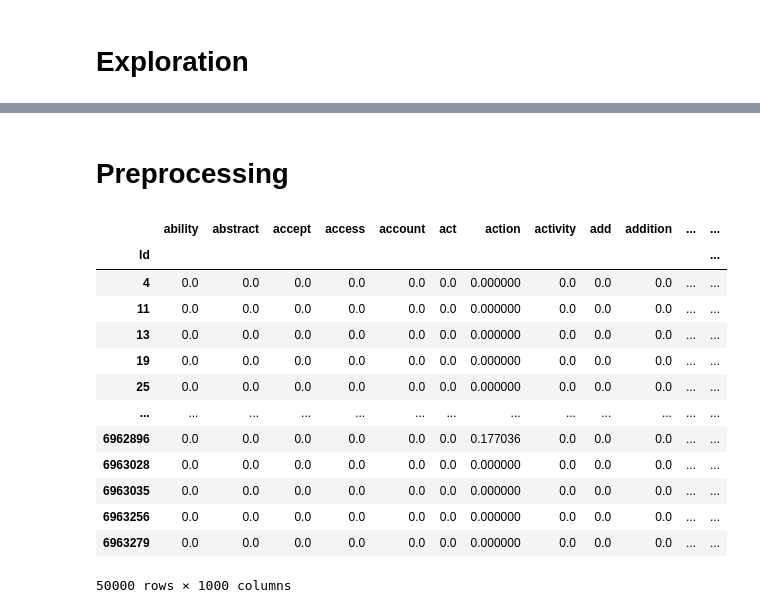
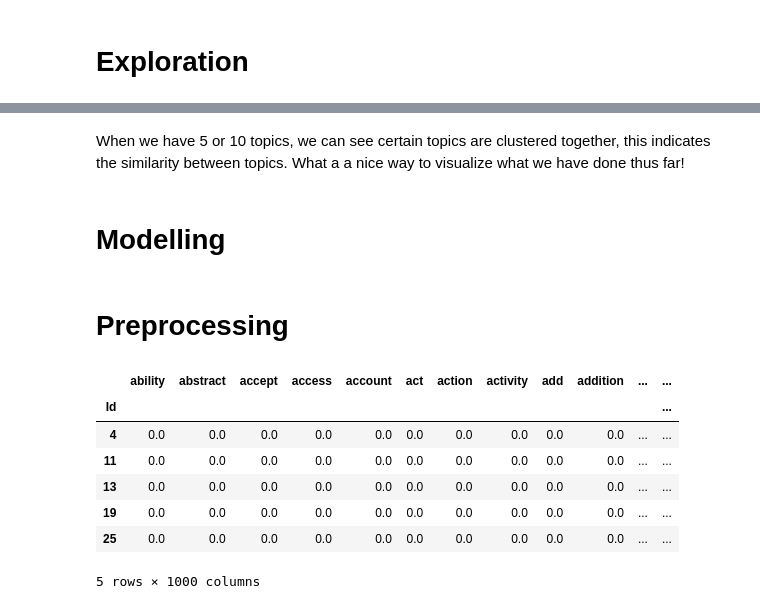
Before and after one commit to thibaudgrosjean/Stack-Overflow-questions, a Jupyter notebook: exploration.ipynb, the cells around one changed output, grey strips where cells are left out. Saved outputs shown, nothing was run; the diff lists cells and outputs as text; code cells hidden in the pictures.

```diff
--- a/exploration.ipynb
+++ b/exploration.ipynb
@@ -93,15 +102,27 @@ def extract_body(cell):
 # %%
-def extract_tags(cell):
+def extract_tags(text):
 
-    stripped = cell.strip('<').strip('>') # We remove the start and end '>' and '<'
-    terms = stripped.split('><') # We split the tags
-    result = ','.join(terms)
+    stripped = text.strip('<').strip('>') # We remove the start and end '>' and '<'
+    tokens = stripped.split('><') # We split the tags
+    tokens = [lemmatizer.lemmatize(token) for token in tokens] # We lemmatize the result
 
-    return result
+    return tokens
+# %%
+def extract_title(text):
+
+    text = text.lower()
+    tokens = word_tokenize(text)
+    tokens = list(set(tokens).difference(set(stopwords.words('english'))))
+    tags = nltk.pos_tag(tokens) # We generate the pos tags
+    tokens = [token for token,pos in tags if pos in ['NN','NNP','NNS','NNPS','VB']]# # We select the target pos tags
+    tokens = [lemmatizer.lemmatize(token) for token in tokens] # We lemmatize the result
+
+    return tokens
 # %% [markdown]
 * We apply the tranformers on the datasets columns:
 # %%
-df['Body_cleaned'] = df['Body'].apply(extract_body)
-df['Tags_cleaned'] = df['Tags'].apply(extract_tags)
+df['Body_tokens'] = df['Body'].apply(extract_body)
+df['Tags_tokens'] = df['Tags'].apply(extract_tags)
+df['Title_tokens'] = df['Title'].apply(extract_title)
 df.head()
 # %% [output]
@@ -125,7 +140,7 @@ def filter_body(cell):
 
     tokens = nltk.word_tokenize(cell) # We tokenize the words
     tags = nltk.pos_tag(tokens) # We generate the pos tags
-    words = [word for word,pos in tags if pos in ['NN','NNP','NNS','NNPS','VB']] # We select the target pos tags
+    words = [word for word,pos in tags if pos in ['NN','NNP','NNS','NNPS']]#,'VB' # We select the target pos tags
     result = ','.join(words)
 
     return result
@@ -172,24 +289,25 @@ plot_frequencies(df['Tags_cleaned'])
+# %% [markdown]
+When we have 5 or 10 topics, we can see certain topics are clustered together, this indicates the similarity between topics. What a a nice way to visualize what we have done thus far!
+# %% [markdown]
+# Modelling
 # %% [markdown]
 # Preprocessing
 # %%
 tfid_vectorizer = TfidfVectorizer(max_features=1000)
-pd.DataFrame(
-    data=tfid_vectorizer.fit_transform(df['Body_filtered']).toarray(),
+corpus = tfid_vectorizer.fit_transform(df['Body_filtered'])
+topics = tfid_vectorizer.get_feature_names_out().tolist()
+df_corpus = pd.DataFrame(
+    data=corpus.toarray(),
     index=df.index,
-    columns=tfid_vectorizer.get_feature_names_out().tolist()
+    columns=topics
     )
+df_corpus.head()
 # %% [output]
 |  | ability | abstract | accept | access | account | act | action | activity | add | addition | ... | ... |
 | Id |  |  |  |  |  |  |  |  |  |  |  | ... |
-| 4 | 0.0 | 0.0 | 0.0 | 0.0 | 0.0 | 0.0 | 0.000000 | 0.0 | 0.0 | 0.0 | ... | ... |
-| 11 | 0.0 | 0.0 | 0.0 | 0.0 | 0.0 | 0.0 | 0.000000 | 0.0 | 0.0 | 0.0 | ... | ... |
-| 13 | 0.0 | 0.0 | 0.0 | 0.0 | 0.0 | 0.0 | 0.000000 | 0.0 | 0.0 | 0.0 | ... | ... |
-| 19 | 0.0 | 0.0 | 0.0 | 0.0 | 0.0 | 0.0 | 0.000000 | 0.0 | 0.0 | 0.0 | ... | ... |
-| 25 | 0.0 | 0.0 | 0.0 | 0.0 | 0.0 | 0.0 | 0.000000 | 0.0 | 0.0 | 0.0 | ... | ... |
-| ... | ... | ... | ... | ... | ... | ... | ... | ... | ... | ... | ... | ... |
-| 6962896 | 0.0 | 0.0 | 0.0 | 0.0 | 0.0 | 0.0 | 0.177036 | 0.0 | 0.0 | 0.0 | ... | ... |
-| 6963028 | 0.0 | 0.0 | 0.0 | 0.0 | 0.0 | 0.0 | 0.000000 | 0.0 | 0.0 | 0.0 | ... | ... |
-| 6963035 | 0.0 | 0.0 | 0.0 | 0.0 | 0.0 | 0.0 | 0.000000 | 0.0 | 0.0 | 0.0 | ... | ... |
-| 6963256 | 0.0 | 0.0 | 0.0 | 0.0 | 0.0 | 0.0 | 0.000000 | 0.0 | 0.0 | 0.0 | ... | ... |
-| 6963279 | 0.0 | 0.0 | 0.0 | 0.0 | 0.0 | 0.0 | 0.000000 | 0.0 | 0.0 | 0.0 | ... | ... |
+| 4 | 0.0 | 0.0 | 0.0 | 0.0 | 0.0 | 0.0 | 0.0 | 0.0 | 0.0 | 0.0 | ... | ... |
+| 11 | 0.0 | 0.0 | 0.0 | 0.0 | 0.0 | 0.0 | 0.0 | 0.0 | 0.0 | 0.0 | ... | ... |
+| 13 | 0.0 | 0.0 | 0.0 | 0.0 | 0.0 | 0.0 | 0.0 | 0.0 | 0.0 | 0.0 | ... | ... |
+| 19 | 0.0 | 0.0 | 0.0 | 0.0 | 0.0 | 0.0 | 0.0 | 0.0 | 0.0 | 0.0 | ... | ... |
+| 25 | 0.0 | 0.0 | 0.0 | 0.0 | 0.0 | 0.0 | 0.0 | 0.0 | 0.0 | 0.0 | ... | ... |
-50000 rows × 1000 columns
+5 rows × 1000 columns
```
Also changed, not shown: parts of 22 cells of this notebook.
